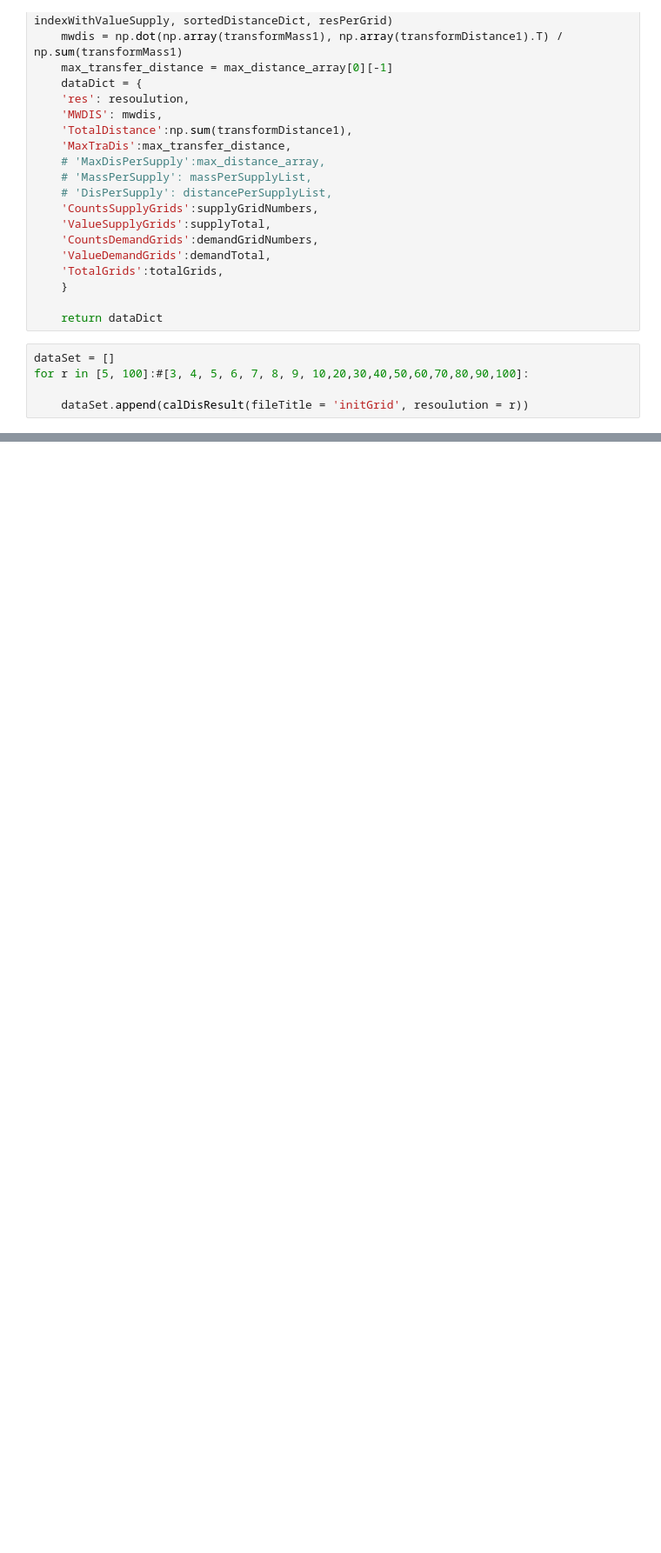
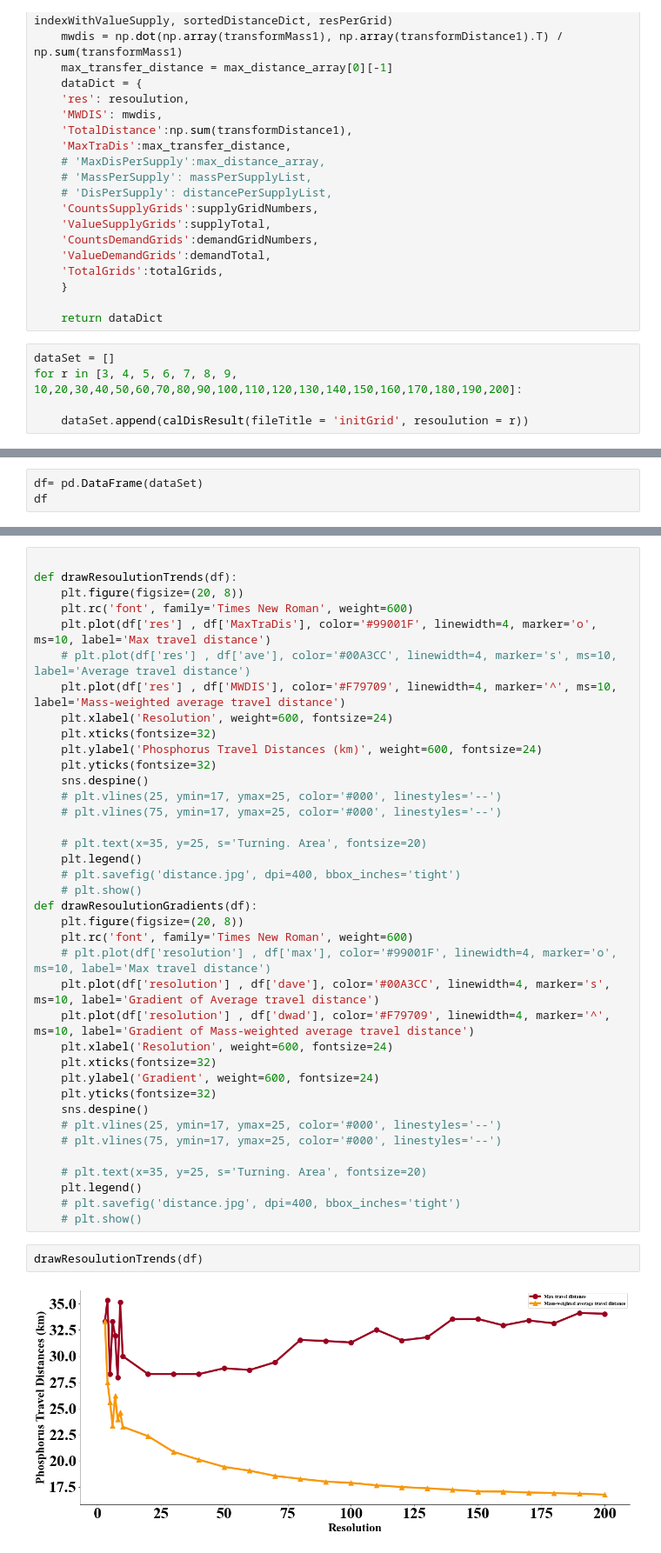
Before and after one commit to Ashes814/Project-Nutrition-Distance, a Jupyter notebook: DataWithoutSludge/calDistance.ipynb, the cells around one changed output, grey strips where cells are left out. Shown: that part at 87% size. Saved outputs shown, nothing was run; the diff lists cells and outputs as text; blank space fills up the shorter version.

Commit message:
update visualization

```diff
--- a/DataWithoutSludge/calDistance.ipynb
+++ b/DataWithoutSludge/calDistance.ipynb
@@ -246,7 +246,7 @@ def calDisResult(fileTitle = 'initGrid', resoulution = 5):
     return dataDict
 # %%
 dataSet = []
-for r in [5, 100]:#[3, 4, 5, 6, 7, 8, 9, 10,20,30,40,50,60,70,80,90,100]:
+for r in [3, 4, 5, 6, 7, 8, 9, 10,20,30,40,50,60,70,80,90,100,110,120,130,140,150,160,170,180,190,200]:
 
     dataSet.append(calDisResult(fileTitle = 'initGrid', resoulution = r))
 # %% [output]
@@ -266,0 +270,3 @@ ValueError: All arrays must be of the same length
+# %%
+df= pd.DataFrame(dataSet)
+df
@@ -266,0 +291,42 @@ ValueError: All arrays must be of the same length
+# %%
+
+def drawResoulutionTrends(df):
+    plt.figure(figsize=(20, 8))
+    plt.rc('font', family='Times New Roman', weight=600)
+    plt.plot(df['res'] , df['MaxTraDis'], color='#99001F', linewidth=4, marker='o', ms=10, label='Max travel distance')
+    # plt.plot(df['res'] , df['ave'], color='#00A3CC', linewidth=4, marker='s', ms=10, label='Average travel distance')
+    plt.plot(df['res'] , df['MWDIS'], color='#F79709', linewidth=4, marker='^', ms=10, label='Mass-weighted average travel distance')
+    plt.xlabel('Resolution', weight=600, fontsize=24)
+    plt.xticks(fontsize=32)
+    plt.ylabel('Phosphorus Travel Distances (km)', weight=600, fontsize=24)
+    plt.yticks(fontsize=32)
+    sns.despine()
+    # plt.vlines(25, ymin=17, ymax=25, color='#000', linestyles='--')
+    # plt.vlines(75, ymin=17, ymax=25, color='#000', linestyles='--')
+
+    # plt.text(x=35, y=25, s='Turning. Area', fontsize=20)
+    plt.legend()
+    # plt.savefig('distance.jpg', dpi=400, bbox_inches='tight')
+    # plt.show()
+def drawResoulutionGradients(df):
+    plt.figure(figsize=(20, 8))
+    plt.rc('font', family='Times New Roman', weight=600)
+    # plt.plot(df['resolution'] , df['max'], color='#99001F', linewidth=4, marker='o', ms=10, label='Max travel distance')
+    plt.plot(df['resolution'] , df['dave'], color='#00A3CC', linewidth=4, marker='s', ms=10, label='Gradient of Average travel distance')
+    plt.plot(df['resolution'] , df['dwad'], color='#F79709', linewidth=4, marker='^', ms=10, label='Gradient of Mass-weighted average travel distance')
+    plt.xlabel('Resolution', weight=600, fontsize=24)
+    plt.xticks(fontsize=32)
+    plt.ylabel('Gradient', weight=600, fontsize=24)
+    plt.yticks(fontsize=32)
+    sns.despine()
+    # plt.vlines(25, ymin=17, ymax=25, color='#000', linestyles='--')
+    # plt.vlines(75, ymin=17, ymax=25, color='#000', linestyles='--')
+
+    # plt.text(x=35, y=25, s='Turning. Area', fontsize=20)
+    plt.legend()
+    # plt.savefig('distance.jpg', dpi=400, bbox_inches='tight')
+    # plt.show()
+# %%
+drawResoulutionTrends(df)
+# %% [output]
+[figure, added]
```
Also changed, not shown: parts of 5 cells of this notebook, 1 other file.
